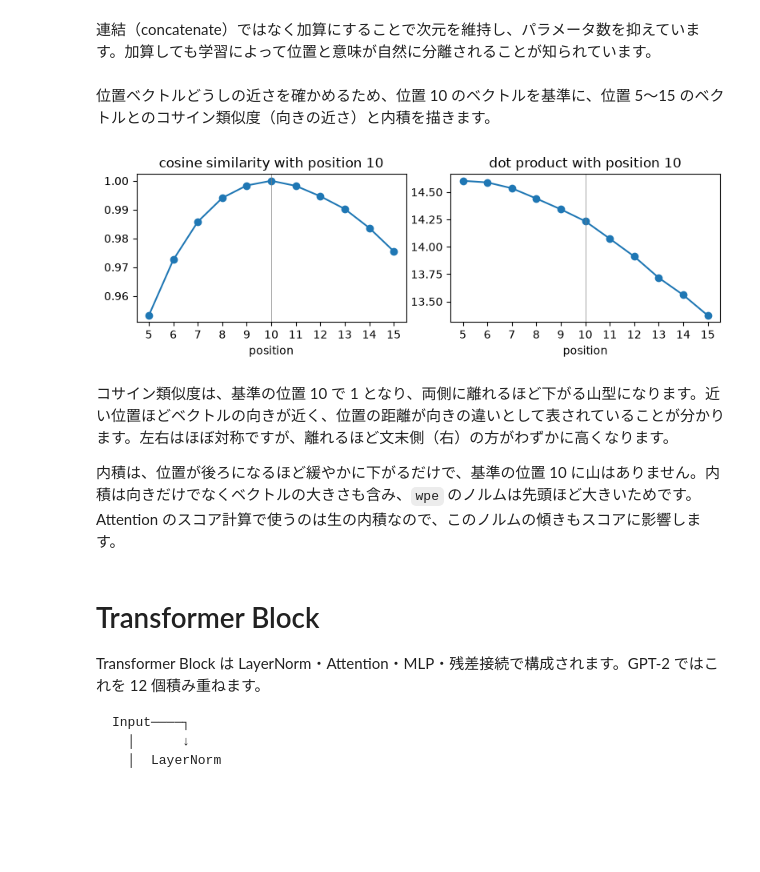
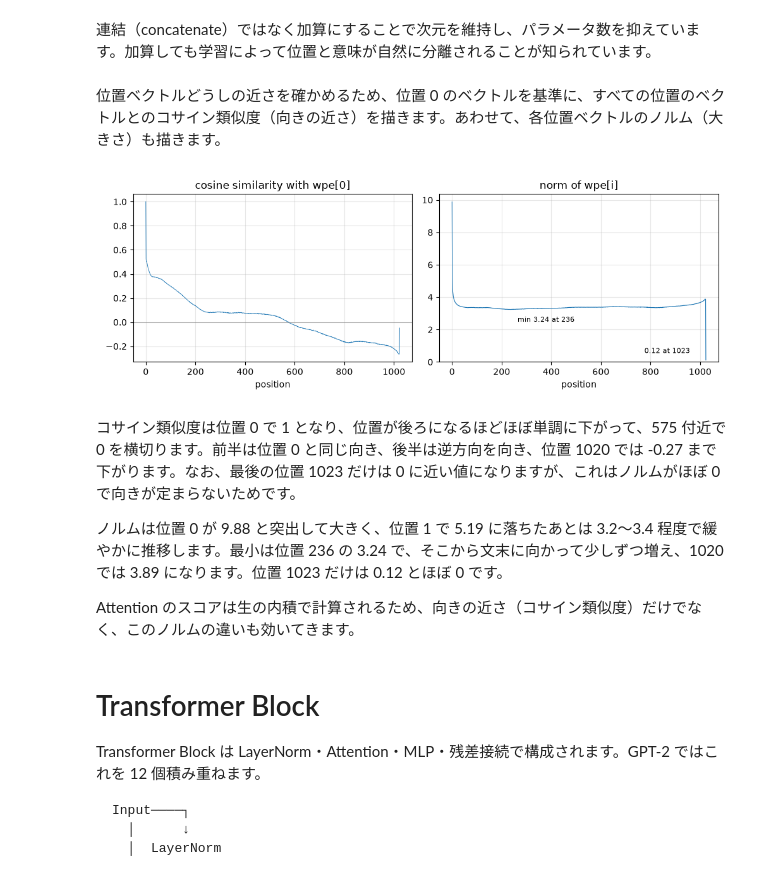
Before and after one commit to 7shi/my-gpt2, a Jupyter notebook: abridged.ipynb, the cells around one changed output. Saved outputs shown, nothing was run; the diff lists cells and outputs as text; code cells hidden in the pictures; blank space fills up the shorter version.

Commit message:
整理: abridged.ipynb の LayerNorm と位置埋め込みの説明を更新

```diff
--- a/abridged.ipynb
+++ b/abridged.ipynb
@@ -396,29 +396,52 @@ embedded_x.shape: (5, 768)
 # %% [markdown]
 連結（concatenate）ではなく加算にすることで次元を維持し、パラメータ数を抑えています。加算しても学習によって位置と意味が自然に分離されることが知られています。
 # %% [markdown]
-位置ベクトルどうしの近さを確かめるため、位置 10 のベクトルを基準に、位置 5〜15 のベクトルとのコサイン類似度（向きの近さ）と内積を描きます。
+位置ベクトルどうしの近さを確かめるため、位置 0 のベクトルを基準に、すべての位置のベクトルとのコサイン類似度（向きの近さ）を描きます。あわせて、各位置ベクトルのノルム（大きさ）も描きます。
 # %%
-base = 10
-positions = np.arange(5, 16)
-v = wpe[base]
-dot = wpe[positions] @ v
-cos = dot / (np.linalg.norm(wpe[positions], axis=-1) * np.linalg.norm(v))
+r = np.linalg.norm(wpe, axis=-1)
+cos0 = (wpe @ wpe[0]) / (r * r[0])
 
-fig, axes = plt.subplots(1, 2, figsize=(8, 2.8))
-for ax, values, title in zip(axes, (cos, dot), ("cosine similarity", "dot product")):
-    ax.plot(positions, values, "o-")
-    ax.axvline(base, color="gray", linewidth=0.5)
-    ax.set_title(f"{title} with position {base}")
-    ax.set_xlabel("position")
-    ax.set_xticks(positions)
-plt.tight_layout()
+fig, axes = plt.subplots(1, 2, figsize=(10, 3.6))
+
+ax = axes[0]
+ax.plot(cos0, linewidth=0.6)
+ax.axhline(0, color="gray", linewidth=0.5)
+ax.set_title("cosine similarity with wpe[0]")
+ax.set_xlabel("position")
+ax.grid(alpha=0.3)
+
+ax = axes[1]
+ax.plot(r, linewidth=0.8)
+imin = int(np.argmin(r[1:-1])) + 1
+ax.annotate(
+    f"min {r[imin]:.2f} at {imin}",
+    (imin, r[imin]),
+    textcoords="offset points",
+    xytext=(8, -14),
+    fontsize=8,
+)
+ax.annotate(
+    f"{r[-1]:.2f} at 1023",
+    (len(r) - 1, r[-1]),
+    textcoords="offset points",
+    xytext=(-70, 8),
+    fontsize=8,
+)
+ax.set_ylim(bottom=0)
+ax.set_title("norm of wpe[i]")
+ax.set_xlabel("position")
+ax.grid(alpha=0.3)
+
+fig.tight_layout()
 plt.show()
 # %% [output]
-[figure, old version]
+[figure, new version]
 # %% [markdown]
-コサイン類似度は、基準の位置 10 で 1 となり、両側に離れるほど下がる山型になります。近い位置ほどベクトルの向きが近く、位置の距離が向きの違いとして表されていることが分かります。左右はほぼ対称ですが、離れるほど文末側（右）の方がわずかに高くなります。
+コサイン類似度は位置 0 で 1 となり、位置が後ろになるほどほぼ単調に下がって、575 付近で 0 を横切ります。前半は位置 0 と同じ向き、後半は逆方向を向き、位置 1020 では -0.27 まで下がります。なお、最後の位置 1023 だけは 0 に近い値になりますが、これはノルムがほぼ 0 で向きが定まらないためです。
 
-内積は、位置が後ろになるほど緩やかに下がるだけで、基準の位置 10 に山はありません。内積は向きだけでなくベクトルの大きさも含み、`wpe` のノルムは先頭ほど大きいためです。Attention のスコア計算で使うのは生の内積なので、このノルムの傾きもスコアに影響します。
+ノルムは位置 0 が 9.88 と突出して大きく、位置 1 で 5.19 に落ちたあとは 3.2〜3.4 程度で緩やかに推移します。最小は位置 236 の 3.24 で、そこから文末に向かって少しずつ増え、1020 では 3.89 になります。位置 1023 だけは 0.12 とほぼ 0 です。
+
+Attention のスコアは生の内積で計算されるため、向きの近さ（コサイン類似度）だけでなく、このノルムの違いも効いてきます。
 # %% [markdown]
 # Transformer Block
 
```
Also changed, not shown: parts of 10 cells of this notebook.
